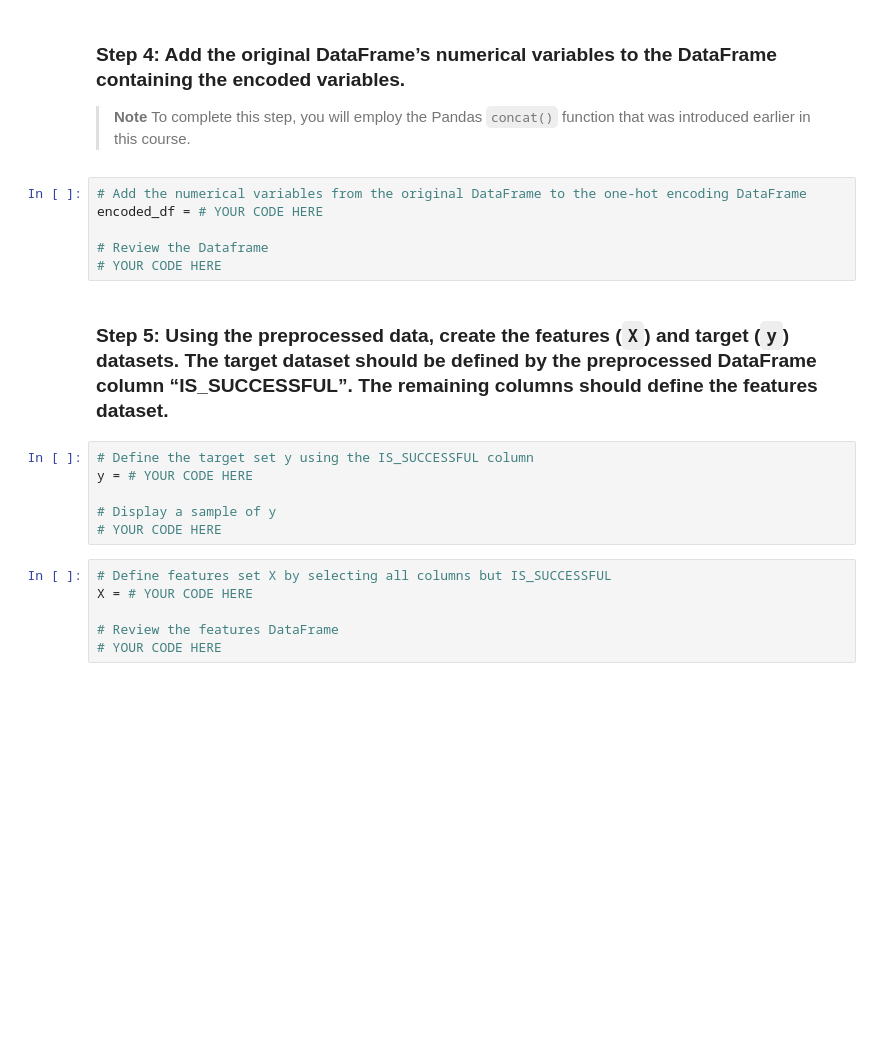
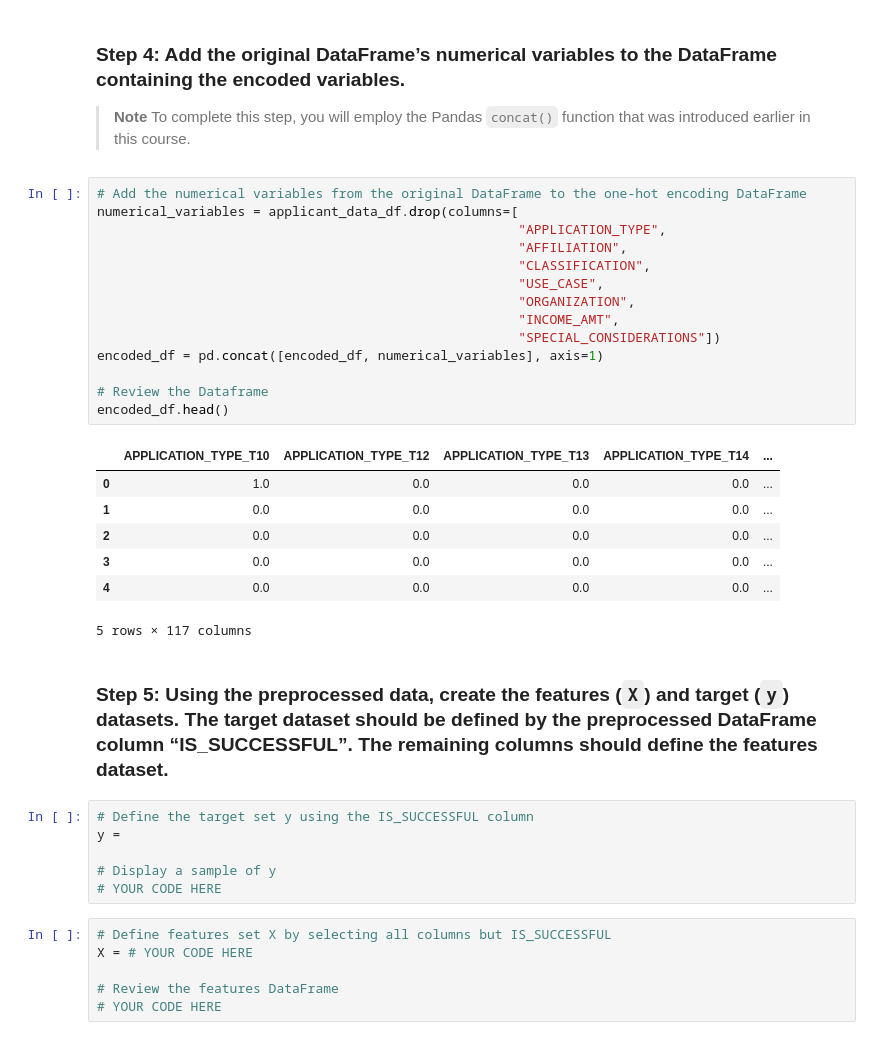
Before and after one commit to mathias1020/Challenge_13, a Jupyter notebook: GC_venture_funding_with_deep_learning.ipynb, the cells around one changed output. Saved outputs shown, nothing was run; the diff lists cells and outputs as text; blank space fills up the shorter version.

```diff
--- a/GC_venture_funding_with_deep_learning.ipynb
+++ b/GC_venture_funding_with_deep_learning.ipynb
@@ -176,15 +195,31 @@ encoded_df = # YOUR CODE HERE
 > **Note** To complete this step, you will employ the Pandas `concat()` function that was introduced earlier in this course.
 # %%
 # Add the numerical variables from the original DataFrame to the one-hot encoding DataFrame
-encoded_df = # YOUR CODE HERE
+numerical_variables = applicant_data_df.drop(columns=[
+                                                      "APPLICATION_TYPE",
+                                                      "AFFILIATION",
+                                                      "CLASSIFICATION",
+                                                      "USE_CASE",
+                                                      "ORGANIZATION",
+                                                      "INCOME_AMT",
+                                                      "SPECIAL_CONSIDERATIONS"])
+encoded_df = pd.concat([encoded_df, numerical_variables], axis=1)
 
 # Review the Dataframe
-# YOUR CODE HERE
+encoded_df.head()
+# %% [output]
+|  | APPLICATION_TYPE_T10 | APPLICATION_TYPE_T12 | APPLICATION_TYPE_T13 | APPLICATION_TYPE_T14 | ... |
+| 0 | 1.0 | 0.0 | 0.0 | 0.0 | ... |
+| 1 | 0.0 | 0.0 | 0.0 | 0.0 | ... |
+| 2 | 0.0 | 0.0 | 0.0 | 0.0 | ... |
+| 3 | 0.0 | 0.0 | 0.0 | 0.0 | ... |
+| 4 | 0.0 | 0.0 | 0.0 | 0.0 | ... |
+5 rows × 117 columns
 # %% [markdown]
 ### Step 5: Using the preprocessed data, create the features (`X`) and target (`y`) datasets. The target dataset should be defined by the preprocessed DataFrame column “IS_SUCCESSFUL”. The remaining columns should define the features dataset.
 # %%
 # Define the target set y using the IS_SUCCESSFUL column
-y = # YOUR CODE HERE
+y =
 
 # Display a sample of y
 # YOUR CODE HERE
```
Also changed, not shown: parts of 5 cells of this notebook.
